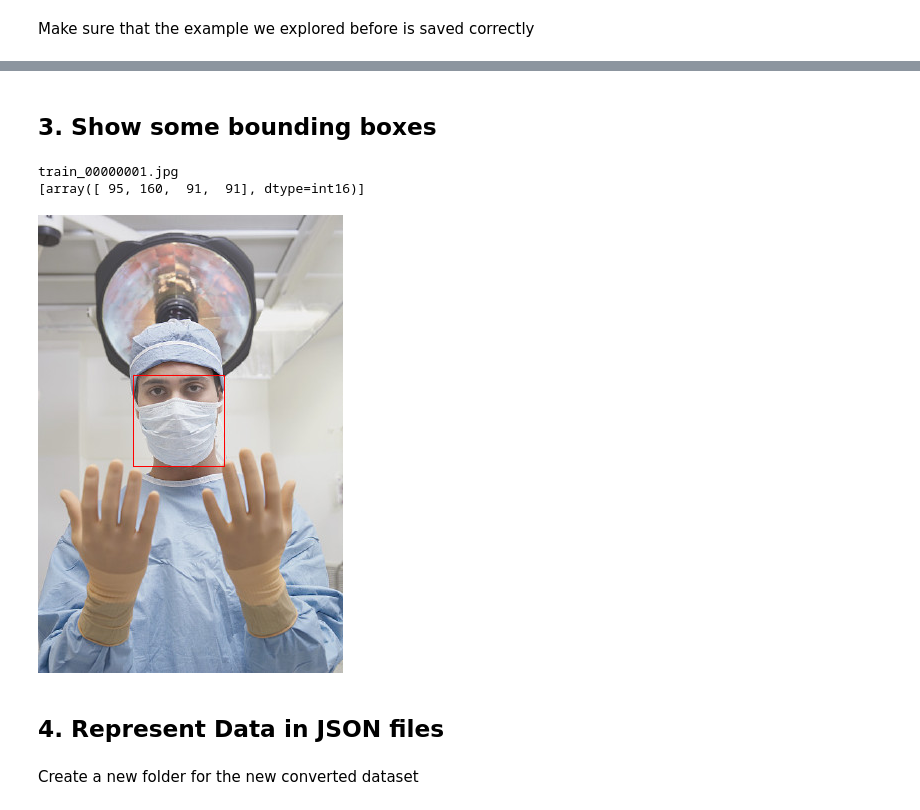
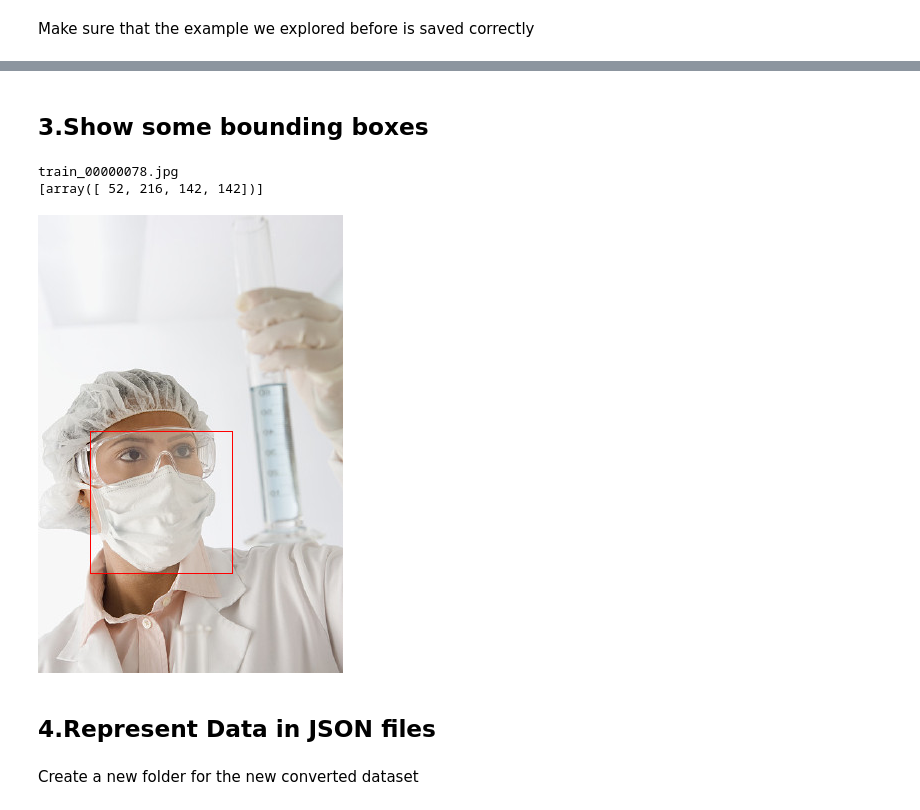
Before and after one commit to Heba-Atef99/FaceBoxes_Tensorflow, a Jupyter notebook: Training/prepare_data/explore_and_prepare_MAFA.ipynb, the cells around one changed output, grey strips where cells are left out. Drawn from its saved outputs; the diff is of its cells as text; code cells hidden in the pictures.

```diff
--- a/Training/prepare_data/explore_and_prepare_MAFA.ipynb
+++ b/Training/prepare_data/explore_and_prepare_MAFA.ipynb
@@ -102,0 +358,11 @@ Our goal is to train the model on part of the MAFA dataset not all of it. So we
+# %%
+if not os.path.exists(RESULT_DIR):
+    os.mkdir(RESULT_DIR)
+
+TRAIN_ANN_DIR = os.path.join(RESULT_DIR, 'train')
+if not os.path.exists(TRAIN_ANN_DIR):
+    os.mkdir(TRAIN_ANN_DIR)
+
+ann_path = os.path.join(TRAIN_ANN_DIR, 'annotations')
+if not os.path.exists(ann_path):
+  os.mkdir(ann_path)
@@ -102,0 +387,15 @@ Our goal is to train the model on part of the MAFA dataset not all of it. So we
+# %%
+for T in tqdm(metadata.itertuples()):
+    # get width and height of an image
+    image = cv2.imread(T.full_path)
+    h, w, c = image.shape
+    assert c == 3
+
+    # name of the image
+    name = T.image_name
+    assert name.endswith('.jpg')
+
+    # save annotation for it
+    d = get_annotation(name, w, h)
+    json_name = name[:-4] + '.json'
+    json.dump(d, open(os.path.join(TRAIN_ANN_DIR, 'annotations', json_name), 'w'))
@@ -102,0 +522,10 @@ Our goal is to train the model on part of the MAFA dataset not all of it. So we
+# %%
+#Read test
+label_test = matTest['LabelTest']
+print(label_test.dtype)
+print(label_test.shape,label_test.size)
+print(label_test[0,0]['name'],label_test[0,0]['label'])
+
+# store all images names from mat file in imgName variable
+name = label_test[0]['name']
+label = label_test[0]['label']
@@ -158,7 +618,7 @@ print(label[0])
 def slice_arr(x):
   y = []
   for b in x:
-    b = b[0:4]
+    b = b[0:4].astype(int)
     y.append(b)
   return y
 
@@ -195,5 +655,5 @@ train_00000251.jpg
 # %% [markdown]
-## 3. Show some bounding boxes
+## 3.Show some bounding boxes
 # %%
 def draw_boxes_on_image(path, boxes):
 
@@ -214,16 +674,17 @@ def draw_boxes_on_image(path, boxes):
     return image
 # %%
 i = random.randint(0, len(metadata) - 1)  # choose a random image
+i = 77
 print(metadata.image_name[i])
 some_boxes = metadata.annotations[i]
 print(some_boxes)
 draw_boxes_on_image(metadata.full_path[i], some_boxes)
 # %% [output]
-train_00000001.jpg
-[array([ 95, 160,  91,  91], dtype=int16)]
+train_00000078.jpg
+[array([ 52, 216, 142, 142])]
-[figure, old version]
+[figure, new version]
 # %% [markdown]
-## 4. Represent Data in JSON files
+## 4.Represent Data in JSON files
 # %% [markdown]
 Create a new folder for the new converted dataset
 # %%
```
Also changed, not shown: parts of 78 cells of this notebook.
